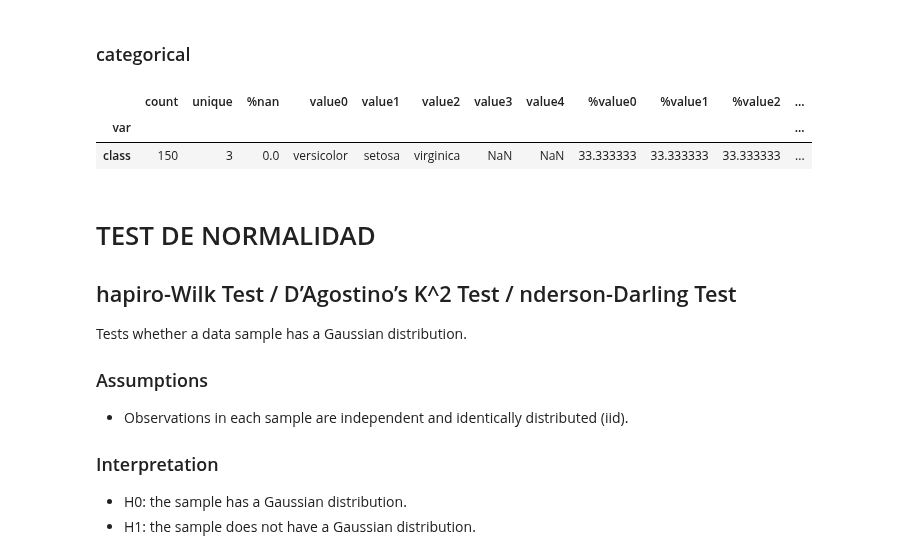
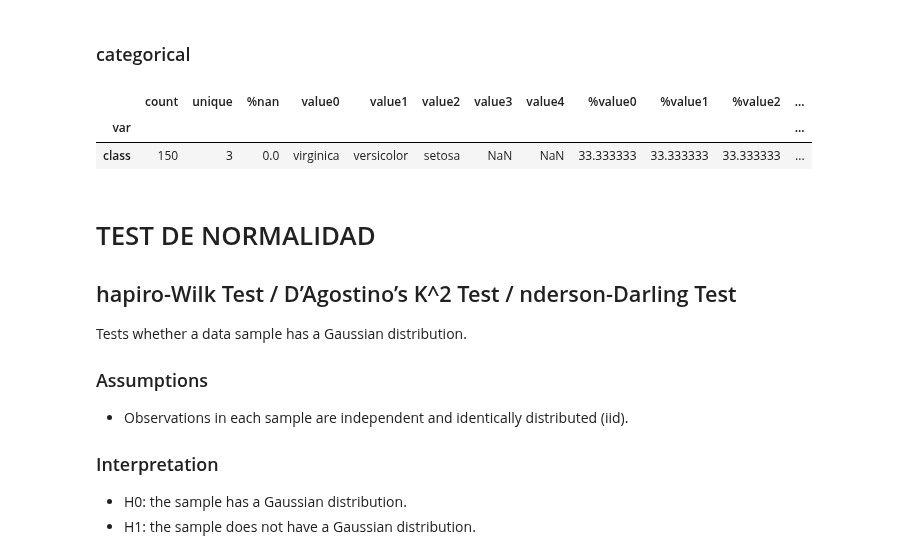
Before and after one commit to jmquintana79/utilsDS, a Jupyter notebook: notebooks/statistics/hypotesis_testing/notebook-hypotesis_testing_cheatsheet.ipynb, the cells around one changed output. Saved outputs shown, nothing was run; the diff lists cells and outputs as text; code cells hidden in the pictures.

Commit message:
customized describe function for df

```diff
--- a/notebooks/statistics/hypotesis_testing/notebook-hypotesis_testing_cheatsheet.ipynb
+++ b/notebooks/statistics/hypotesis_testing/notebook-hypotesis_testing_cheatsheet.ipynb
@@ -99,37 +89,13 @@ dfc['%nan'] = (data[cols_cat_alias].isnull().sum()*100 / len(data)).values
-# %%
-## add categories percenets
-
-# maximum number of categories to be showed
-max_size_cats = 5
-# set columns
-col_temp = ['var'] + ['value{}'.format(i) for i in range(max_size_cats)] + ['%value{}'.format(i) for i in range(max_size_cats)]
-# initialize
-values_temp = list()
-# loop of variables
-for col in cols_cat_alias:
-    # count categories
-    temp = data[col].value_counts(normalize=True,sort=True,ascending=False)*100.
-    # collect values and names
-    c = temp.index.values
-    v = temp.values
-    # resize
-    if len(v) > max_size_cats:
-        v = np.append(v[:max_size_cats-1], np.sum(v[-(max_size_cats):]))
-        c = np.append(c[:max_size_cats-1], 'others')
-    else:
-        v = np.pad(v,(0, max_size_cats-len(v)), 'constant', constant_values=np.nan)
-        c = np.pad(c,(0, max_size_cats-len(c)), 'constant', constant_values=np.nan)
-    # append
-    values_temp.append([col] + list(np.append(c,v)))
-# add new information
-dfc = pd.concat([dfc, pd.DataFrame(values_temp, columns = col_temp).set_index('var')], axis = 1)
-# rename index
-dfc.index = dfc.index.map(dcols_cat_alias_to_name)
-dfc
-# %% [output]
-|  | count | unique | %nan | value0 | value1 | value2 | value3 | value4 | %value0 | %value1 | %value2 | ... |
-| var |  |  |  |  |  |  |  |  |  |  |  | ... |
-| class | 150 | 3 | 0.0 | versicolor | setosa | virginica | NaN | NaN | 33.333333 | 33.333333 | 33.333333 | ... |
+# %%
+# describe
+dfc = describe_categorical(data)
+# rename index
+dfc.index = dfc.index.map(dcols_cat_alias_to_name)
+dfc
+# %% [output]
+|  | count | unique | %nan | value0 | value1 | value2 | value3 | value4 | %value0 | %value1 | %value2 | ... |
+| var |  |  |  |  |  |  |  |  |  |  |  | ... |
+| class | 150 | 3 | 0.0 | virginica | versicolor | setosa | NaN | NaN | 33.333333 | 33.333333 | 33.333333 | ... |
 # %% [markdown]
 # TEST DE NORMALIDAD
 
```
Also changed, not shown: parts of 21 cells of this notebook, 2 other files.
